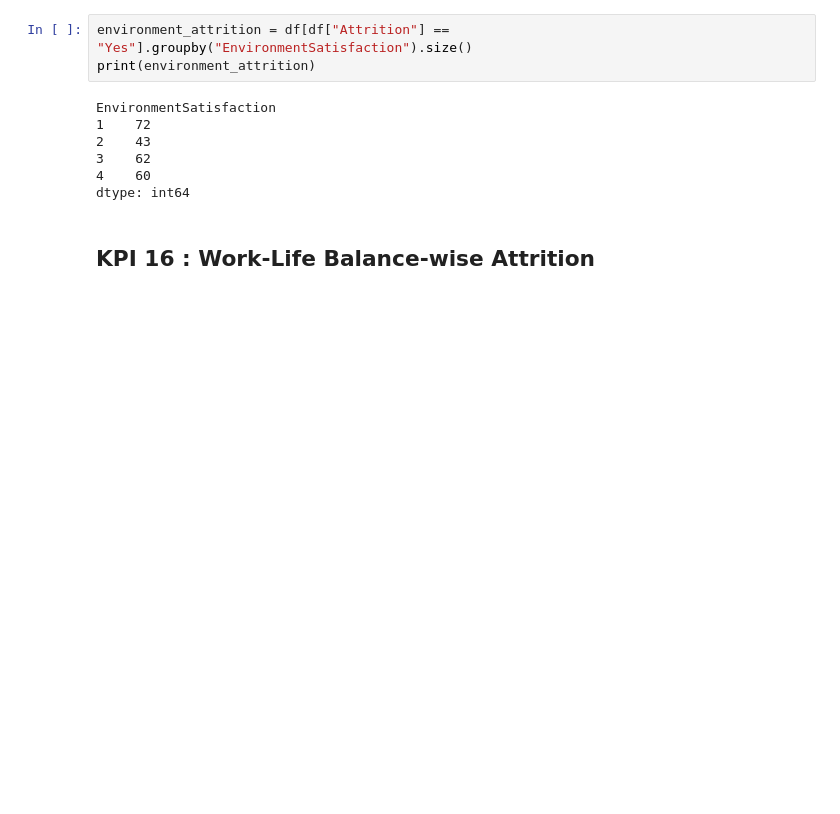
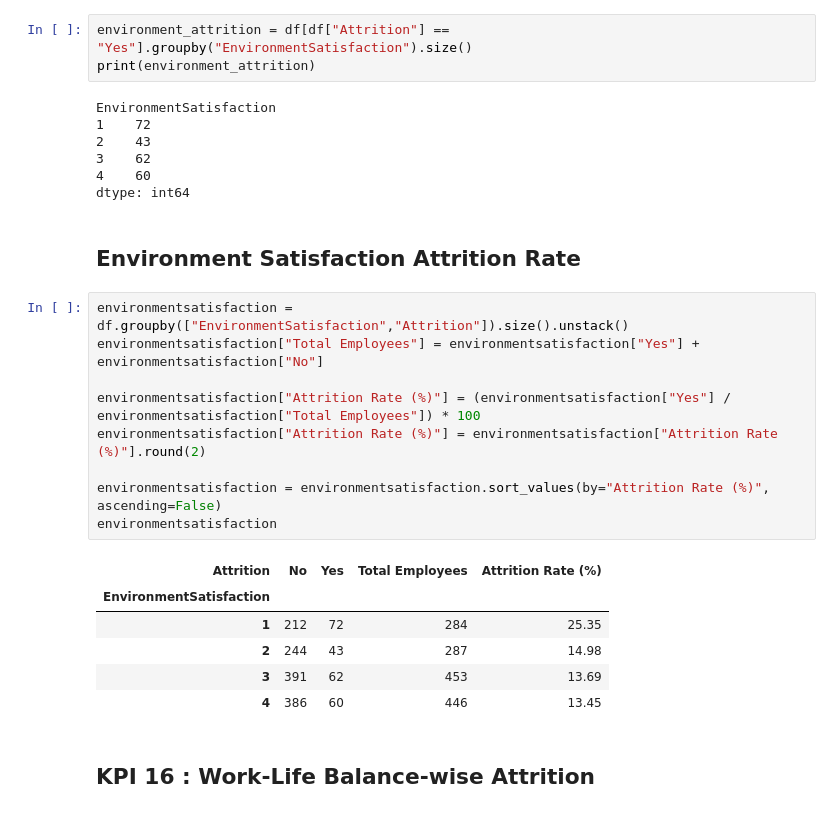
Before and after one commit to Geeth-31/EMPLOYEE-ATTRITION-ANALYSIS-PROJECT, a Jupyter notebook: notebooks/03_KPI_Analysis.ipynb, the cells around one changed output. Saved outputs shown, nothing was run; the diff lists cells and outputs as text; blank space fills up the shorter version.

```diff
--- a/notebooks/03_KPI_Analysis.ipynb
+++ b/notebooks/03_KPI_Analysis.ipynb
@@ -226,6 +277,24 @@ EnvironmentSatisfaction
 3    62
 4    60
 dtype: int64
+# %% [markdown]
+## Environment Satisfaction Attrition Rate
+# %%
+environmentsatisfaction = df.groupby(["EnvironmentSatisfaction","Attrition"]).size().unstack()
+environmentsatisfaction["Total Employees"] = environmentsatisfaction["Yes"] + environmentsatisfaction["No"]
+
+environmentsatisfaction["Attrition Rate (%)"] = (environmentsatisfaction["Yes"] / environmentsatisfaction["Total Employees"]) * 100
+environmentsatisfaction["Attrition Rate (%)"] = environmentsatisfaction["Attrition Rate (%)"].round(2)
+
+environmentsatisfaction = environmentsatisfaction.sort_values(by="Attrition Rate (%)", ascending=False)
+environmentsatisfaction
+# %% [output]
+| Attrition | No | Yes | Total Employees | Attrition Rate (%) |
+| EnvironmentSatisfaction |  |  |  |  |
+| 1 | 212 | 72 | 284 | 25.35 |
+| 2 | 244 | 43 | 287 | 14.98 |
+| 3 | 391 | 62 | 453 | 13.69 |
+| 4 | 386 | 60 | 446 | 13.45 |
 # %% [markdown]
 ##  KPI 16 : Work-Life Balance-wise Attrition
 # %%
```
Also changed, not shown: parts of 8 cells of this notebook, 2 other files.
